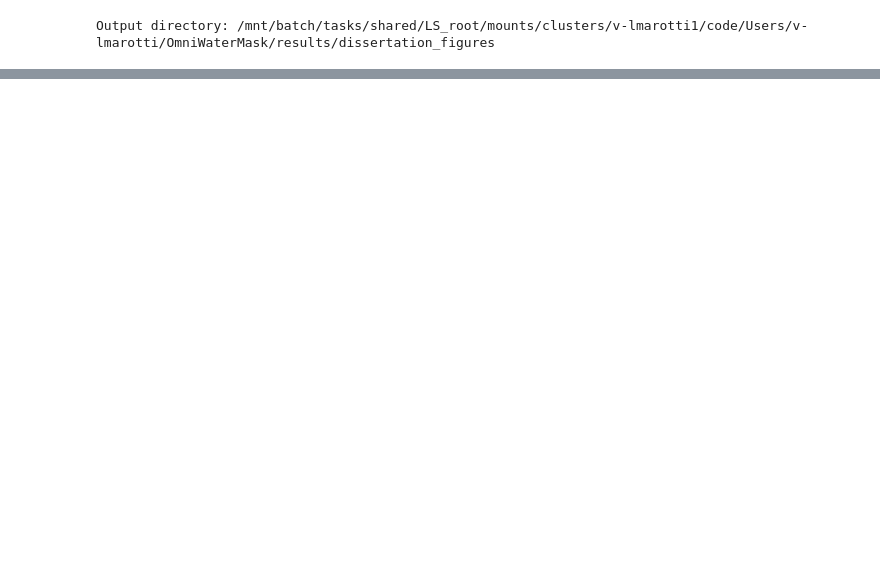
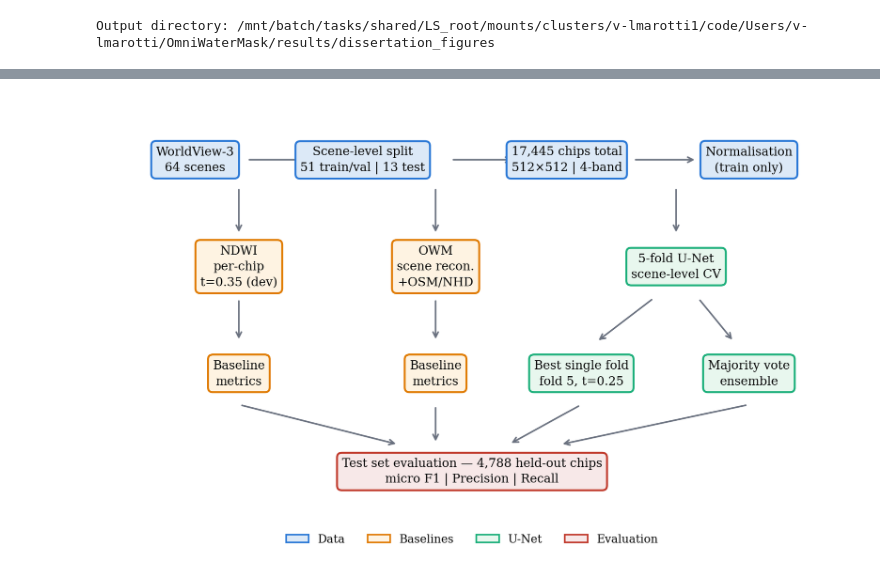
Before and after one commit to luanamarotti/High-Resolution-Water-Segmentation-for-Salmon-Habitat, a Jupyter notebook: generate_figures.ipynb, the cells around one changed output, grey strips where cells are left out. Cells and saved outputs as stored; diff of their text form; code cells hidden in the pictures; blank space fills up the shorter version.

```diff
--- a/generate_figures.ipynb
+++ b/generate_figures.ipynb
@@ -225,0 +189,86 @@ Both figures saved to: /mnt/batch/tasks/shared/LS_root/mounts/clusters/v-lmarott
+# %%
+# ── Cell 4: Fig 3 — Pipeline Overview Diagram ──
+
+fig, ax = plt.subplots(figsize=(6.5, 4.0))
+ax.set_xlim(0, 10)
+ax.set_ylim(-0.5, 4.0)
+ax.axis('off')
+
+box_style      = dict(boxstyle='round,pad=0.4', facecolor='#dce9f7', edgecolor='#2a78d6', linewidth=1.2)
+baseline_style = dict(boxstyle='round,pad=0.4', facecolor='#fef3e2', edgecolor='#e07b00', linewidth=1.2)
+unet_style     = dict(boxstyle='round,pad=0.4', facecolor='#e8f7ee', edgecolor='#1baf7a', linewidth=1.2)
+result_style   = dict(boxstyle='round,pad=0.4', facecolor='#f7e8e8', edgecolor='#c0392b', linewidth=1.2)
+
+def box(x, y, text, style, fs=7.5):
+    ax.text(x, y, text, ha='center', va='center', fontsize=fs,
+            bbox=style, zorder=3, linespacing=1.4)
+
+def arrow_h(x1, x2, y):
+    ax.annotate('', xy=(x2, y), xytext=(x1, y),
+                arrowprops=dict(arrowstyle='->', color=GRAY, lw=1.0))
+
+def arrow_v(x, y_start, y_end):
+    ax.annotate('', xy=(x, y_end), xytext=(x, y_start),
+                arrowprops=dict(arrowstyle='->', color=GRAY, lw=1.0))
+
+def arrow_d(x1, y_start, x2, y_end):
+    ax.annotate('', xy=(x2, y_end), xytext=(x1, y_start),
+                arrowprops=dict(arrowstyle='->', color=GRAY, lw=1.0))
+
+# ── Row 1: Data (y=3.4) ──
+box(1.2, 3.4, 'WorldView-3\n64 scenes', box_style)
+arrow_h(1.9, 2.8, 3.4)
+box(3.5, 3.4, 'Scene-level split\n51 train/val | 13 test', box_style)
+arrow_h(4.7, 5.6, 3.4)
+box(6.3, 3.4, '17,445 chips total\n512×512 | 4-band', box_style)
+arrow_h(7.2, 8.1, 3.4)
+box(8.8, 3.4, 'Normalisation\n(train only)', box_style)
+
+# ── Row 2: Methods (y=2.2) ──
+box(1.8, 2.2, 'NDWI\nper-chip\nt=0.35 (dev)', baseline_style)
+box(4.5, 2.2, 'OWM\nscene recon.\n+OSM/NHD', baseline_style)
+box(7.8, 2.2, '5-fold U-Net\nscene-level CV', unet_style)
+
+# Arrows: data → methods (top to bottom)
+arrow_v(1.8, 3.1, 2.55)
+arrow_v(4.5, 3.1, 2.55)
+arrow_v(7.8, 3.1, 2.55)
+
+# ── Row 3: Strategies (y=1.0) ──
+box(1.8, 1.0, 'Baseline\nmetrics', baseline_style)
+box(4.5, 1.0, 'Baseline\nmetrics', baseline_style)
+box(6.5, 1.0, 'Best single fold\nfold 5, t=0.25', unet_style)
+box(8.8, 1.0, 'Majority vote\nensemble', unet_style)
+
+# Arrows: methods → strategies (top to bottom)
+arrow_v(1.8, 1.85, 1.35)
+arrow_v(4.5, 1.85, 1.35)
+arrow_d(7.5, 1.85, 6.7, 1.35)
+arrow_d(8.1, 1.85, 8.6, 1.35)
+
+# ── Row 4: Test evaluation (y=-0.1) ──
+box(5.0, -0.1, 'Test set evaluation — 4,788 held-out chips\nmicro F1 | Precision | Recall', result_style, fs=7.5)
+
+# Arrows: strategies → test (top to bottom)
+arrow_d(1.8, 0.65, 4.0, 0.20)
+arrow_d(4.5, 0.65, 4.5, 0.20)
+arrow_d(6.5, 0.65, 5.5, 0.20)
+arrow_d(8.8, 0.65, 6.2, 0.20)
+
+# ── Legend ──
+legend_elements = [
+    mpatches.Patch(facecolor='#dce9f7', edgecolor='#2a78d6', label='Data'),
+    mpatches.Patch(facecolor='#fef3e2', edgecolor='#e07b00', label='Baselines'),
+    mpatches.Patch(facecolor='#e8f7ee', edgecolor='#1baf7a', label='U-Net'),
+    mpatches.Patch(facecolor='#f7e8e8', edgecolor='#c0392b', label='Evaluation'),
+]
+ax.legend(handles=legend_elements, loc='lower center', fontsize=7,
+          bbox_to_anchor=(0.5, -0.12), ncol=4, frameon=False)
+
+plt.tight_layout()
+out3 = OUT_DIR / 'fig_pipeline.png'
+plt.savefig(out3, dpi=300, bbox_inches='tight')
+plt.show()
+print(f'Saved: {out3}')
+# %% [output]
+[figure, added]
```
Also changed, not shown: parts of 10 cells of this notebook, 1 other file.
